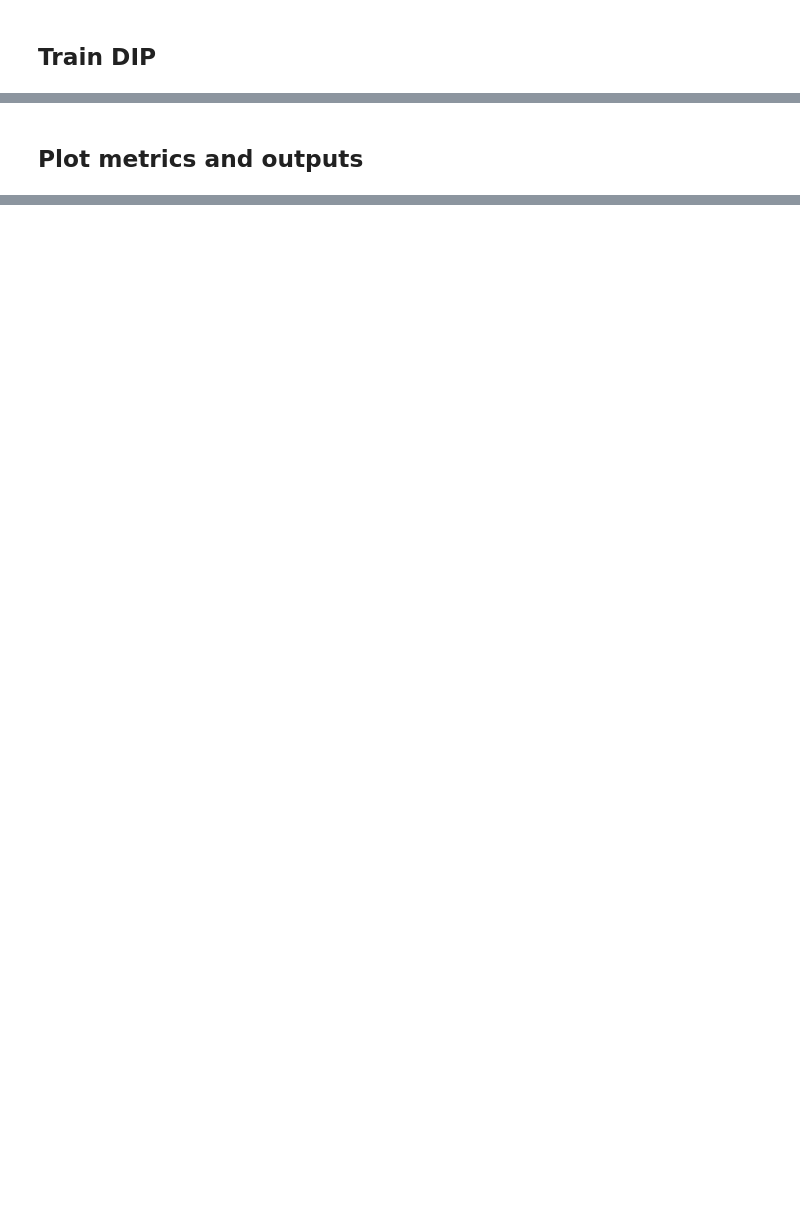
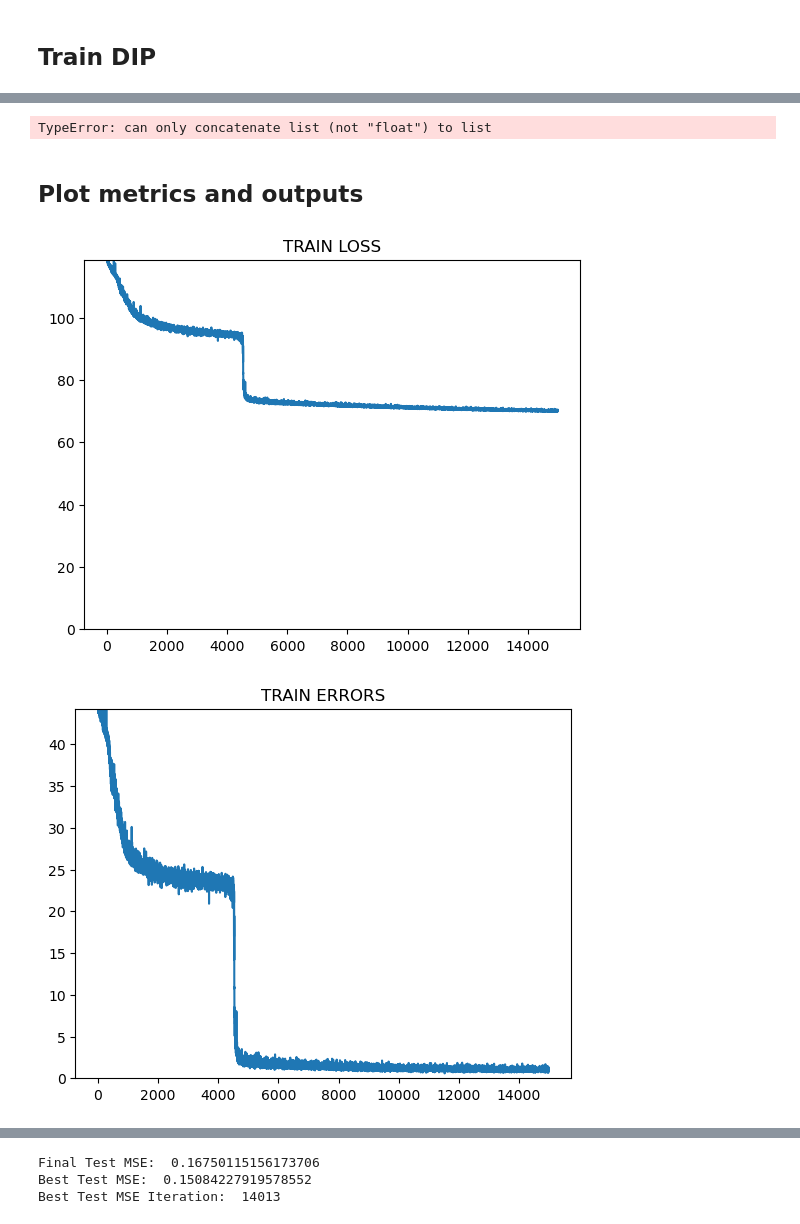
Before and after one commit to VarunGorti/CurveFitting-DIP, a Jupyter notebook: RESUNET_V4.ipynb, the cells around one changed output, grey strips where cells are left out. Cells and saved outputs as stored; diff of their text form; code cells hidden in the pictures; blank space fills up the shorter version.

```diff
--- a/RESUNET_V4.ipynb
+++ b/RESUNET_V4.ipynb
@@ -178,7 +178,7 @@ NC = y.shape[1]
 
 KERNEL_SIZE = 3
 USE_SKIP = False
-CAUSAL_PASSIVE = False
+CAUSAL_PASSIVE = True
 OPTIMIZE_Z = False
 USE_SGLD = False
 # %%
@@ -281,7 +260,7 @@ print("TOTAL PARAMS: ", pytorch_total_params)
 ## Define training parameters, losses, and track stats
 # %%
 LR = 1e-4
-NUM_ITER = 1500
+NUM_ITER = 15000
 
 REG_HYPERPARAM = 0.1
 # %%
@@ -295,5 +276,5 @@ print("Noise decay factor: ", NOISE_DECAY_FACTOR)
 # %%
-criterion = utils.KL_Loss(kept_inds=kept_inds, per_param=False, reduction="sum")
+criterion = utils.Measurement_MSE_Loss(kept_inds=kept_inds, per_param=False, reduction="sum")
 criterion = criterion.to(device)
 
 if REG_HYPERPARAM > 0:
@@ -331,22 +312,22 @@ for i in range(NUM_ITER):
     optim.zero_grad()
 
     if NOISY_INPUT:
-        out = net.forward_with_z(CUR_NOISE_LEVEL)
+        out, kl_loss = net.forward_with_z(CUR_NOISE_LEVEL)
         CUR_NOISE_LEVEL *= NOISE_DECAY_FACTOR
     else:
-        out = net.forward_with_z()
+        out, kl_loss = net.forward_with_z()
+
 
     train_error = criterion(out, y)
     if REG_HYPERPARAM > 0:
         train_reg = REG_HYPERPARAM * regularizer(out)
-        train_loss = train_error + train_reg
+        train_loss = train_error + kl_loss + train_reg
     else:
-        train_loss = train_error
+        train_loss = train_error + kl_loss
 
     train_loss.backward()
     optim.step()
     scheduler.step()
-
 
     with torch.no_grad():
         # First 20% of training will be burn-in iterations
@@ -398,41 +401,46 @@ with torch.no_grad():
 # %%
 from bayesian_torch.utils.util import predictive_entropy, mutual_information
 
-predictive_uncertainty = predictive_entropy(output.data.cpu().numpy())
-model_uncertainty = mutual_information(output.data.cpu().numpy())
+predictive_uncertainty = predictive_entropy(outputs)
+model_uncertainty = mutual_information(outputs)
 print(predictive_uncertainty, model_uncertainty)
+# %% [output]
+TypeError: can only concatenate list (not "float") to list
 # %% [markdown]
 ## Plot metrics and outputs
 # %%
 max_idx = NUM_ITER-1
 
 plt.figure()
 plt.plot(train_losses)
 plt.title("TRAIN LOSS")
-plt.ylim(0., train_losses[max_idx])
+plt.ylim(0., train_losses[0])
 plt.show()
 
 plt.figure()
 plt.plot(train_errors)
 plt.title("TRAIN ERRORS")
-plt.ylim(0., train_errors[max_idx])
+plt.ylim(0., train_errors[0])
 plt.show()
 
 if REG_HYPERPARAM > 0:
     plt.figure()
     plt.plot(train_regs)
     plt.title("TRAIN REGS")
-    plt.ylim(0., train_regs[max_idx])
+    plt.ylim(0., train_regs[0])
     plt.show()
 
 plt.figure()
 plt.plot(test_mses, color='r')
 plt.title("TEST MSE")
-plt.ylim(0., test_mses[max_idx])
+plt.ylim(0., test_mses[0])
 plt.show()
 
 plt.figure()
 plt.plot(test_maes, color='g')
 plt.title("TEST MAE")
-plt.ylim(0, test_maes[max_idx])
+plt.ylim(0, test_maes[0])
 plt.show()
+# %% [output]
+[figure, added]
+[figure, added]
@@ -440,6 +451,10 @@ plt.show()
 print("Final Test MSE: ", test_mses[-1])
 print("Best Test MSE: ", np.min(test_mses))
 print("Best Test MSE Iteration: ", np.argmin(test_mses))
+# %% [output]
+Final Test MSE:  0.16750115156173706
+Best Test MSE:  0.15084227919578552
+Best Test MSE Iteration:  14013
 # %%
 dip_errors = x.detach().cpu() - mean_forward_pass_outputs.detach().cpu()
 
```
Also changed, not shown: parts of 8 cells of this notebook, 2 other files.
